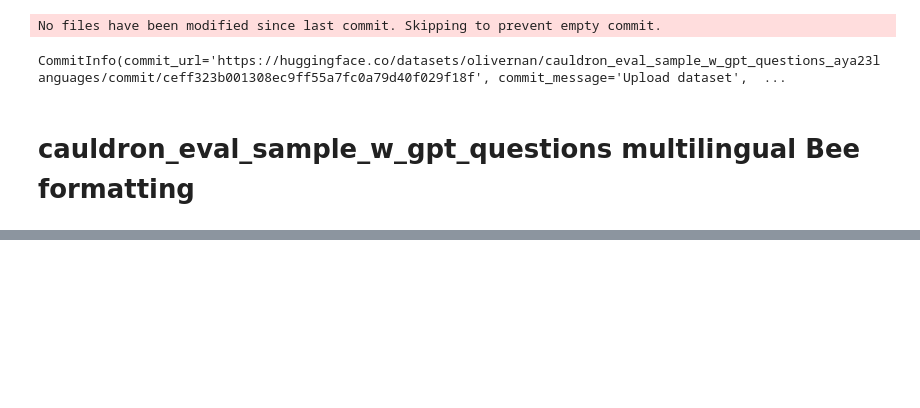
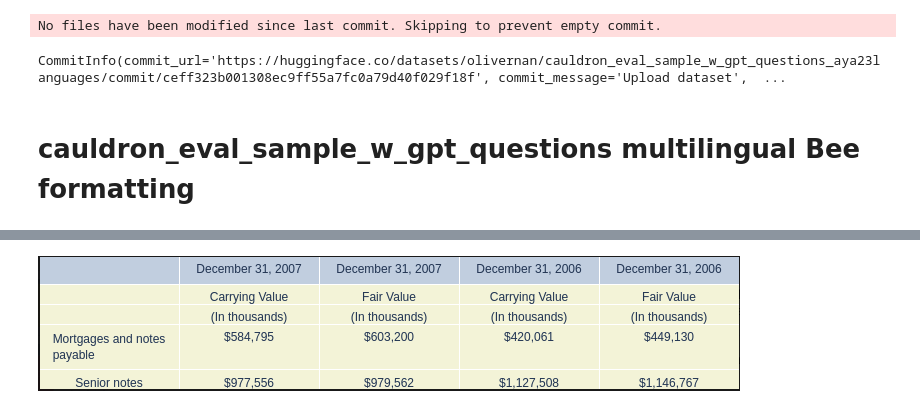
Before and after one commit to huey-cohere/instruct-multilingual, a Jupyter notebook: cauldron_winrate_translation.ipynb, the cells around one changed output, grey strips where cells are left out. Cells and saved outputs as stored; diff of their text form; code cells hidden in the pictures; blank space fills up the shorter version.

```diff
--- a/cauldron_winrate_translation.ipynb
+++ b/cauldron_winrate_translation.ipynb
@@ -299,0 +314,20 @@ dataset[2]
+# %%
+
+import pytesseract
+from PIL import Image
+import pandas as pd
+
+
+img = Image.open('table_2.png')
+
+# Perform OCR on the image to extract text
+custom_config = r'--oem 3 --psm 6'  # PSM 6 assumes a uniform block of text, suitable for tables
+extracted_text = pytesseract.image_to_string(img, config=custom_config)
+
+# Display the extracted text to understand its format
+print(extracted_text)
+
+# Split the text into rows and columns
+rows = extracted_text.strip().split('\n')
+data = [row.split() for row in rows]
+print(data)
@@ -299,0 +343,4 @@ dataset[2]
+# %%
+img
+# %% [output]
+[figure, added]
```
Also changed, not shown: parts of 5 cells of this notebook, 5 other files.
